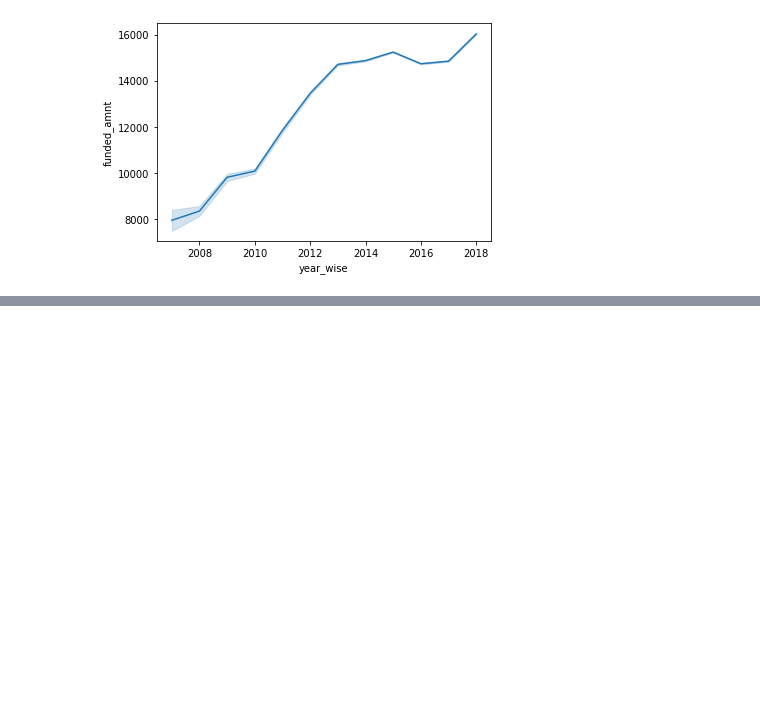
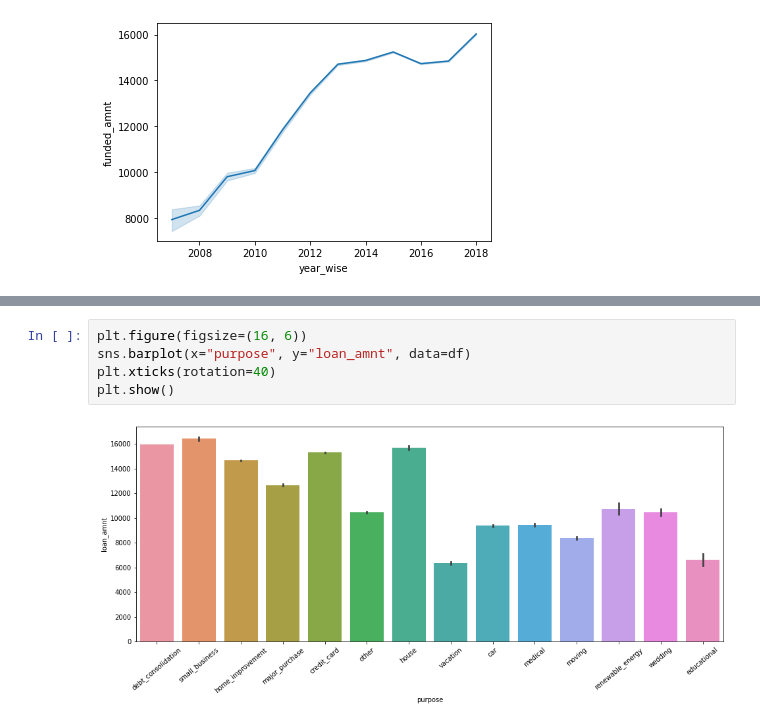
Before and after one commit to wasilone11/Data-Science-20-Feb-Optimizing-Lending-Club-s-Financial-Risk, a Jupyter notebook: Untitled.ipynb, the cells around one changed output, grey strips where cells are left out. Cells and saved outputs as stored; diff of their text form; blank space fills up the shorter version.

```diff
--- a/Untitled.ipynb
+++ b/Untitled.ipynb
@@ -113,0 +148,7 @@ plt.show()
+# %%
+plt.figure(figsize=(16, 6))
+sns.barplot(x="purpose", y="loan_amnt", data=df)
+plt.xticks(rotation=40)
+plt.show()
+# %% [output]
+[figure, added]
```
Also changed, not shown: parts of 7 cells of this notebook.
